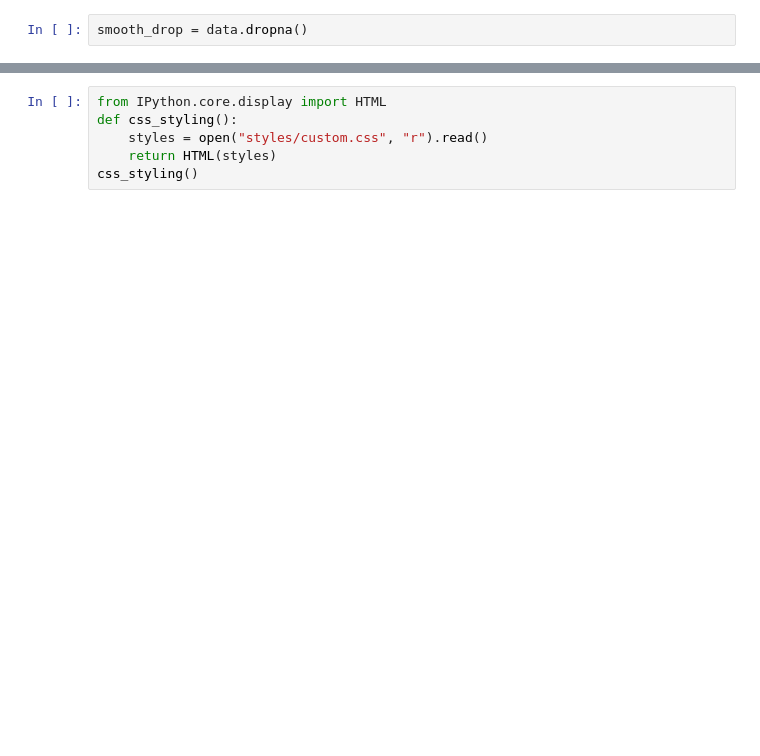
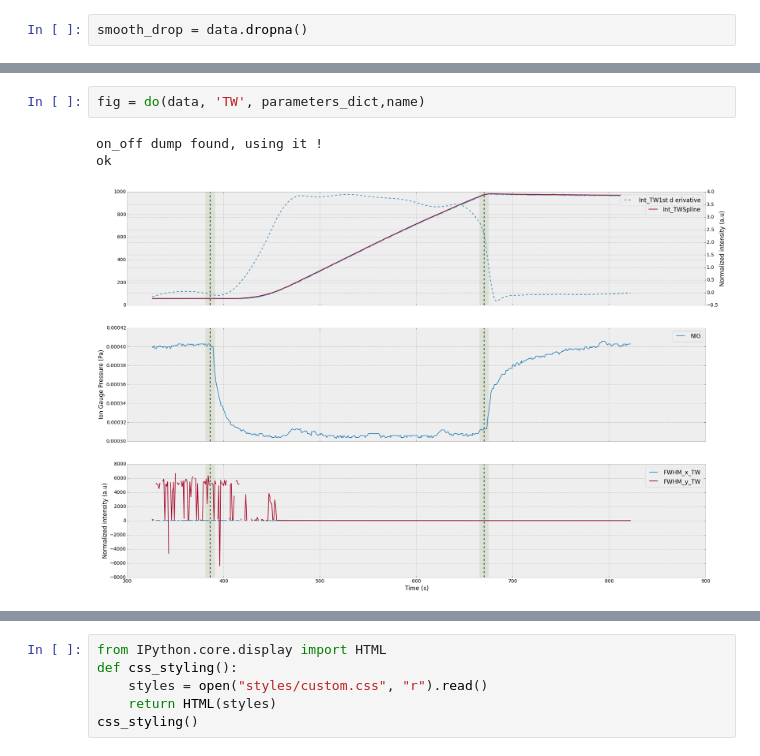
Before and after one commit to giulioungaretti/SPring8, a Jupyter notebook: 0799-Time1a.ipynb, the cells around one changed output, grey strips where cells are left out. Drawn from its saved outputs; the diff is of its cells as text; blank space fills up the shorter version.

```diff
--- a/0799-Time1a.ipynb
+++ b/0799-Time1a.ipynb
@@ -212,0 +234,6 @@ ok
+# %%
+fig = do(data, 'TW', parameters_dict,name)
+# %% [output]
+on_off dump found, using it !
+ok
+[figure, added]
```
Also changed, not shown: parts of 14 cells of this notebook, 14 other files.
